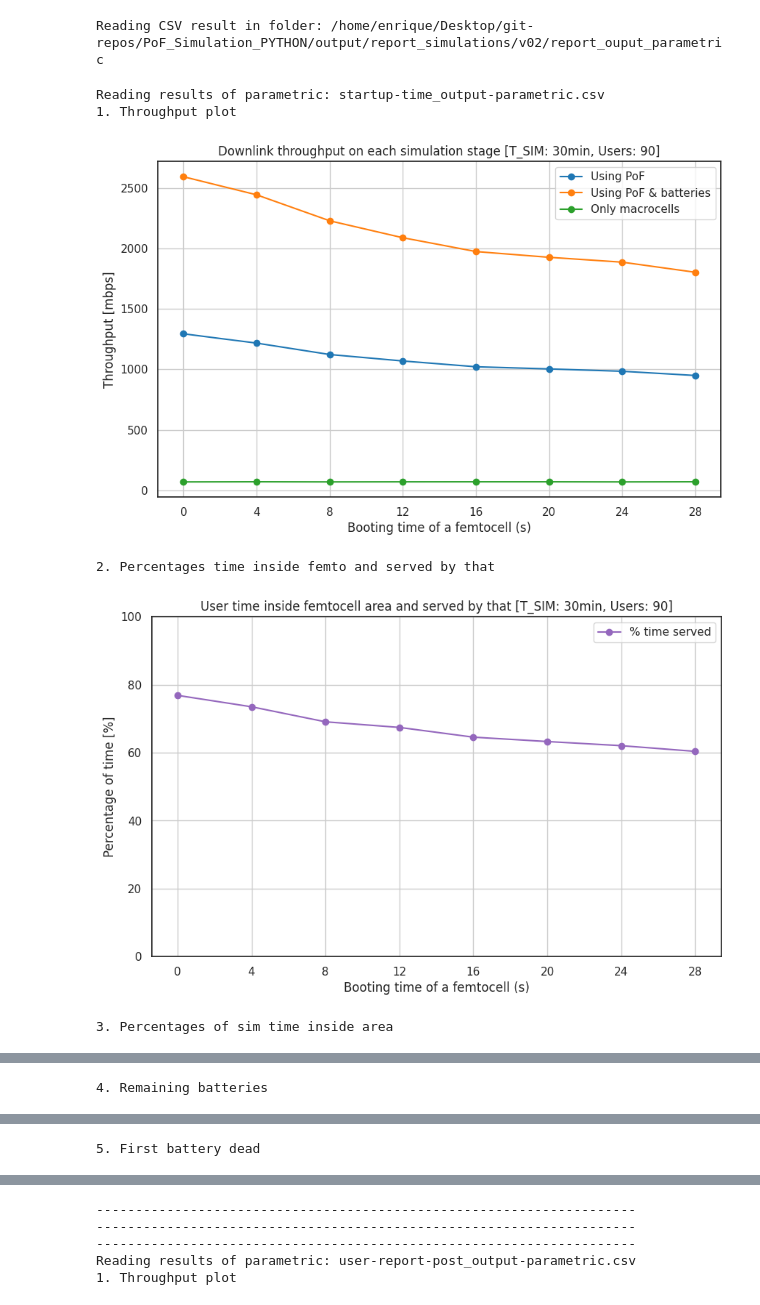
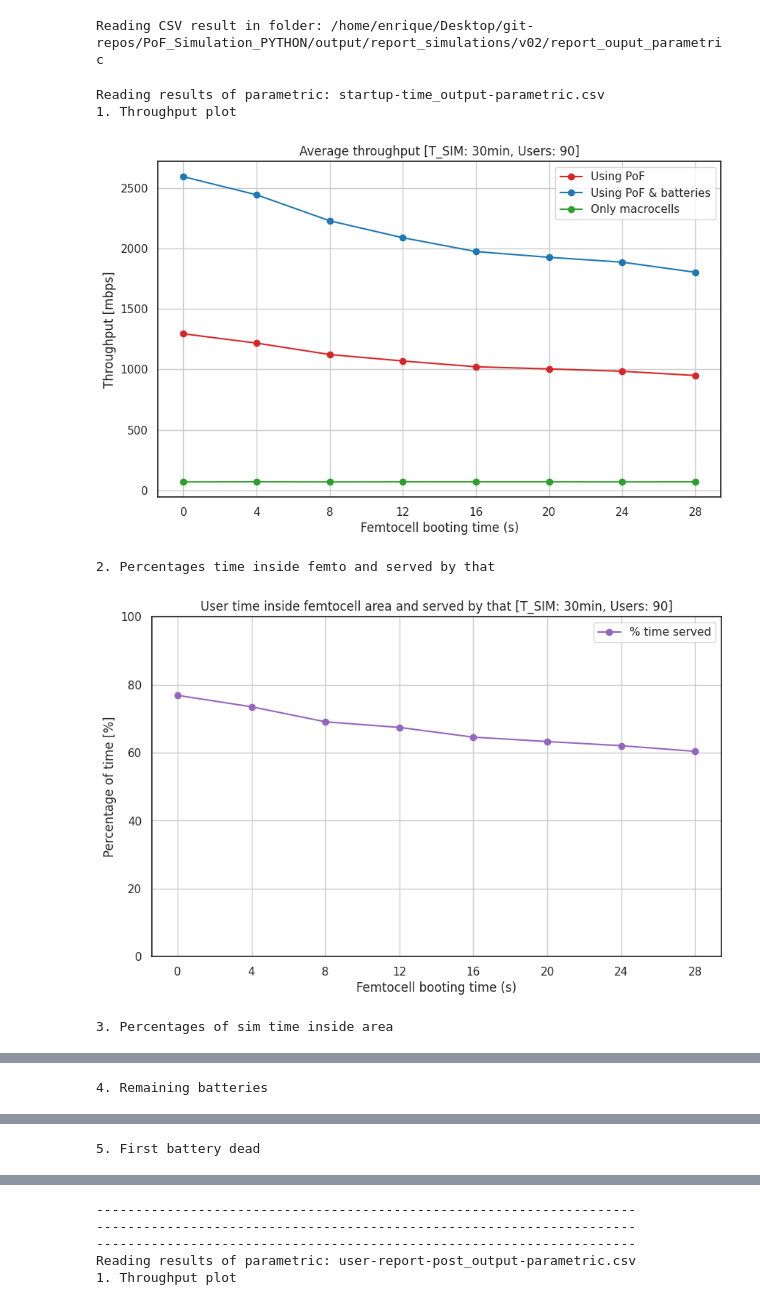
Before and after one commit to 6G-XTREME/PoF_Simulator, a Jupyter notebook: plot_parametric.ipynb, the cells around one changed output, grey strips where cells are left out. Saved outputs shown, nothing was run; the diff lists cells and outputs as text; code cells hidden in the pictures.

```diff
--- a/plot_parametric.ipynb
+++ b/plot_parametric.ipynb
@@ -29,8 +29,8 @@ output_folder = os.path.join(base_folder, 'output')
 result_folder = os.path.join(output_folder, SIMULATION_FOLDER, "v02", "report_ouput_parametric")
 print(f"Reading CSV result in folder: {result_folder}")
 
-SAVE_PLOTS = False
-graph_folder = 'graphs_v02'
+SAVE_PLOTS = True
+graph_folder = 'graphs_v03'
 save_output = os.path.join(output_folder, 'report_data', graph_folder)
 if SAVE_PLOTS: os.makedirs(save_output, exist_ok=True)
 # %% [output]
@@ -48,12 +48,12 @@ for file_name in os.listdir(result_folder):
 
             name = 'NUsers'
             folder = 'users'
-            x_label = "Users on system"
+            x_label = "Number of users"
             x_ticks = [30, 60, 90, 120, 150, 180]
-            title_1 = "Downlink throughput on each simulation stage [T_SIM: 30min]"
+            title_1 = "Average throughput [T_SIM: 30min]"
             title_2 = "User time inside femtocell area and served by that [T_SIM: 30min]"
             title_3 = "Percentage of simulation time that user is served [T_SIM: 30min]"
-            title_4 = "Remaining batteries after simulation ends [T_SIM: 30min]"
+            title_4 = "Average Remaining batteries [T_SIM: 30min]"
             title_5 = "First battery dead on the simulation [T_SIM: 30min]"
 
         elif file_name == "user-report-post_output-parametric.csv":
@@ -63,12 +63,12 @@ for file_name in os.listdir(result_folder):
 
             name = 'report-position'
             folder = 'user-report-position'
-            x_label = "Time that users reports position (s)"
+            x_label = "Update position user time (s)"
             x_ticks = [0, 4, 8, 12, 16, 20, 24, 28]         # In seconds
-            title_1 = "Downlink throughput on each simulation stage [T_SIM: 30min, Users: 90]"
+            title_1 = "Average throughput [T_SIM: 30min, Users: 90]"
             title_2 = "User time inside femtocell area and served by that [T_SIM: 30min, Users: 90]"
             title_3 = "Percentage of simulation time that user is served [T_SIM: 30min, Users: 90]"
-            title_4 = "Remaining batteries after simulation ends [T_SIM: 30min, Users: 90]"
+            title_4 = "Average Remaining batteries [T_SIM: 30min, Users: 90]"
             title_5 = "First battery dead on the simulation [T_SIM: 30min, Users: 90]"
 
         elif file_name == "startup-time_output-parametric.csv":
@@ -78,12 +78,12 @@ for file_name in os.listdir(result_folder):
 
             name = 'startup-time'
             folder = 'startup-time'
-            x_label = "Booting time of a femtocell (s)"
+            x_label = "Femtocell booting time (s)"
             x_ticks = [0, 4, 8, 12, 16, 20, 24, 28]         # In seconds
-            title_1 = "Downlink throughput on each simulation stage [T_SIM: 30min, Users: 90]"
+            title_1 = "Average throughput [T_SIM: 30min, Users: 90]"
             title_2 = "User time inside femtocell area and served by that [T_SIM: 30min, Users: 90]"
             title_3 = "Percentage of simulation time that user is served [T_SIM: 30min, Users: 90]"
-            title_4 = "Remaining batteries after simulation ends [T_SIM: 30min, Users: 90]"
+            title_4 = "Average Remaining batteries [T_SIM: 30min, Users: 90]"
             title_5 = "First battery dead on the simulation [T_SIM: 30min, Users: 90]"
 
         graphs_folder = os.path.join(save_output, folder)
@@ -94,8 +94,8 @@ for file_name in os.listdir(result_folder):
         print("1. Throughput plot")
         graph_output = os.path.join(save_output, folder, f"througput_{name}.png")
         plt.figure(figsize=(10, 6))
-        plt.plot(df[parametric_param], df['throughput_no_battery[mbps]'], '-o', label="Using PoF", color='tab:blue')
-        plt.plot(df[parametric_param], df['throughput[mbps]'], '-o', label="Using PoF & batteries", color='tab:orange')
+        plt.plot(df[parametric_param], df['throughput_no_battery[mbps]'], '-o', label="Using PoF", color='tab:red')
+        plt.plot(df[parametric_param], df['throughput[mbps]'], '-o', label="Using PoF & batteries", color='tab:blue')
         plt.plot(df[parametric_param], df['throughput_only_macro[mbps]'], '-o', label="Only macrocells", color='tab:green')
         plt.xlabel(xlabel=x_label)
         plt.ylabel('Throughput [mbps]')
@@ -150,35 +150,35 @@ for file_name in os.listdir(result_folder):
         plt.ylim(ymin=0, ymax=20)
         plt.legend()
         plt.grid()
         if SAVE_PLOTS: plt.savefig(graph_output)
         plt.show()
 
         # 5. First battery dead
         print("5. First battery dead")
         graph_output = os.path.join(save_output, folder, f"first_batt_{name}.png")
         plt.figure(figsize=(10, 6))
-        plt.plot(df[parametric_param], df['first_batt_dead[s]'], '-o', label="First battery dead", color='tab:red')
+        plt.plot(df[parametric_param], df['first_batt_dead[s]'], '-o', label="First battery dead", color='tab:orange')
         plt.xlabel(xlabel=x_label)
         plt.ylabel('First battery dead [s]')
         plt.xticks(x_ticks)
         plt.title(title_5)
         plt.ylim(ymin=0, ymax=1800)
         plt.legend()
         plt.grid()
         if SAVE_PLOTS: plt.savefig(graph_output)
         plt.show()
 
         #########
 
         print("---------------------------------------------------------------------")
         print("---------------------------------------------------------------------")
         print("---------------------------------------------------------------------")
 
 print("END")
 # %% [output]
 Reading results of parametric: startup-time_output-parametric.csv
 1. Throughput plot
-[figure, old version]
+[figure, new version]
 2. Percentages time inside femto and served by that
-[figure, old version]
+[figure, new version]
 3. Percentages of sim time inside area
```
Also changed, not shown: parts of 2 cells of this notebook, 11 other files.
